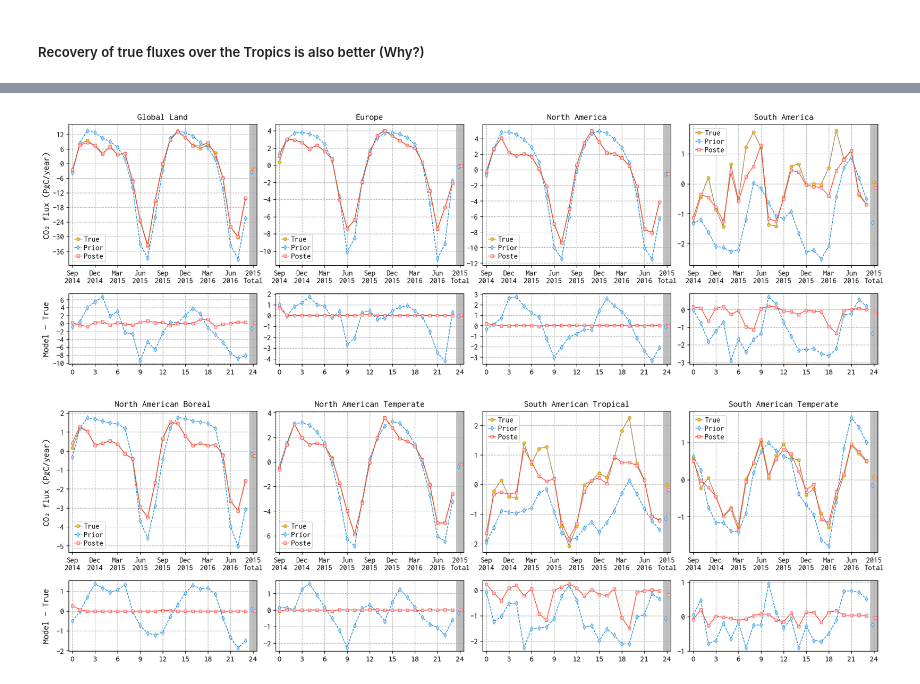
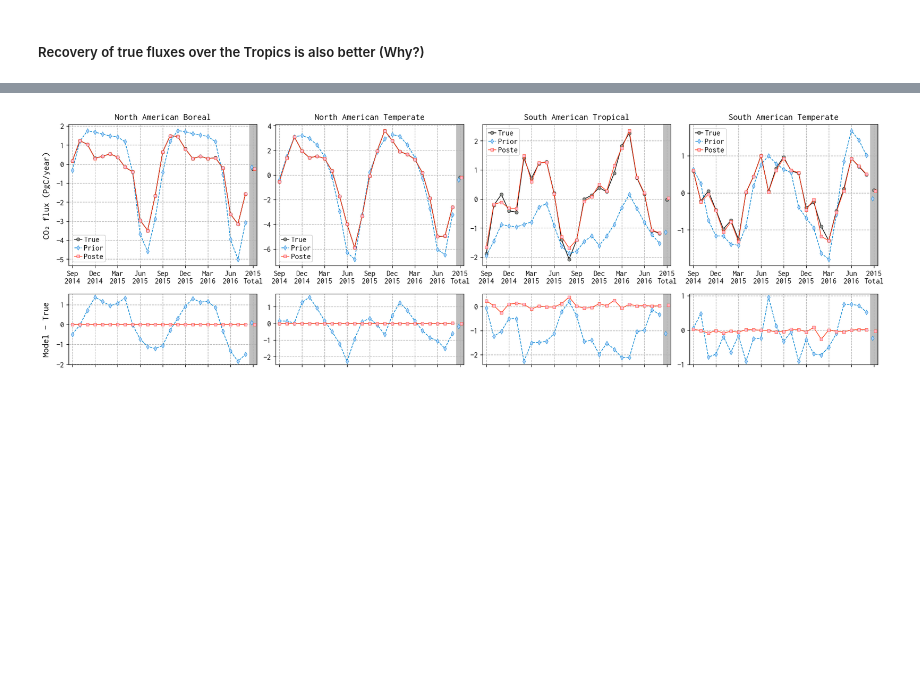
Before and after one commit to AgilentGCMS/ssim-ghg-2024, a Jupyter notebook: var4d/var4d_demo.ipynb, the cells around one changed output, grey strips where cells are left out. Saved outputs shown, nothing was run; the diff lists cells and outputs as text; code cells hidden in the pictures; blank space fills up the shorter version.

```diff
--- a/var4d/var4d_demo.ipynb
+++ b/var4d/var4d_demo.ipynb
@@ -133,7 +168,5 @@ po2.plot_site(['kum','amt','lef','crz'])
 # %%
 vf2 = Visualize_Fluxes('all_insitu')
-vf2.plot_region(['Global Land', 'Europe', 'North America', 'South America'])
 vf2.plot_region(['North American Boreal', 'North American Temperate', 'South American Tropical', 'South American Temperate'])
 # %% [output]
-[figure, old version]
+[figure, new version]
-[figure, removed]
```
Also changed, not shown: parts of 12 cells of this notebook, 2 other files.
